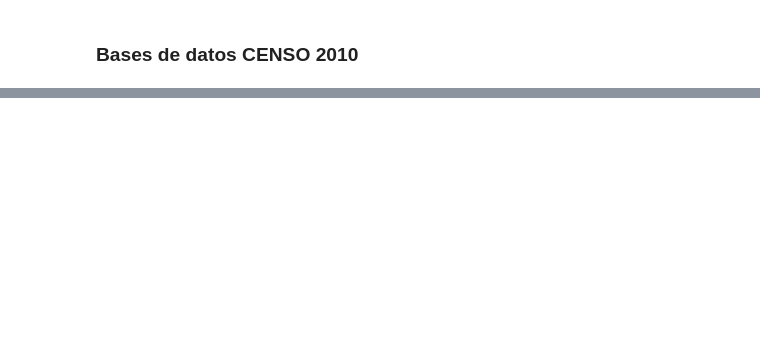
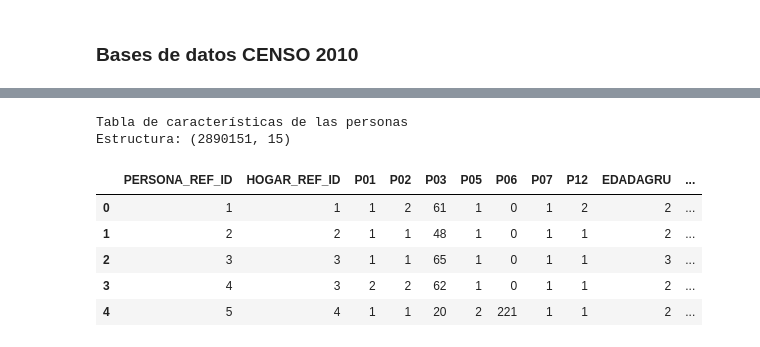
Before and after one commit to nicolasfaccini/Analisis-Elecciones-Generales-2023-Python, a Jupyter notebook: Informe.ipynb, the cells around one changed output, grey strips where cells are left out. Cells and saved outputs as stored; diff of their text form; code cells hidden in the pictures; blank space fills up the shorter version.

```diff
--- a/Informe.ipynb
+++ b/Informe.ipynb
@@ -97,0 +136,13 @@ Cen_radio= pd.read_csv('censo2010/censo/radio.csv')
+# %%
+print("Tabla de características de las personas")
+print(f'Estructura: {Cen_personas.shape}')
+Cen_personas.head()
+# %% [output]
+Tabla de características de las personas
+Estructura: (2890151, 15)
+|  | PERSONA_REF_ID | HOGAR_REF_ID | P01 | P02 | P03 | P05 | P06 | P07 | P12 | EDADAGRU | ... |
+| 0 | 1 | 1 | 1 | 2 | 61 | 1 | 0 | 1 | 2 | 2 | ... |
+| 1 | 2 | 2 | 1 | 1 | 48 | 1 | 0 | 1 | 1 | 2 | ... |
+| 2 | 3 | 3 | 1 | 1 | 65 | 1 | 0 | 1 | 1 | 3 | ... |
+| 3 | 4 | 3 | 2 | 2 | 62 | 1 | 0 | 1 | 1 | 2 | ... |
+| 4 | 5 | 4 | 1 | 1 | 20 | 2 | 221 | 1 | 1 | 2 | ... |
```
Also changed, not shown: parts of 22 cells of this notebook.
